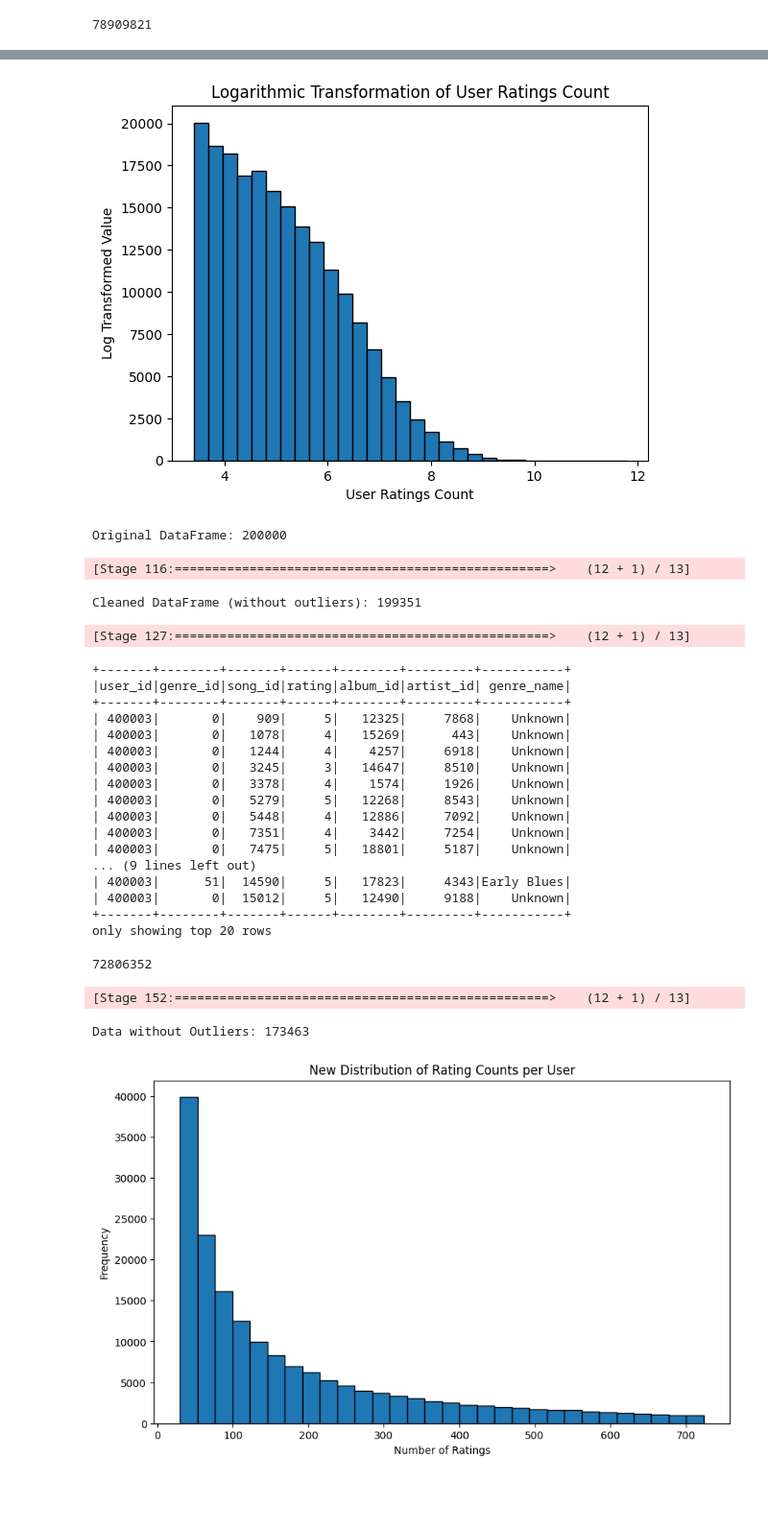
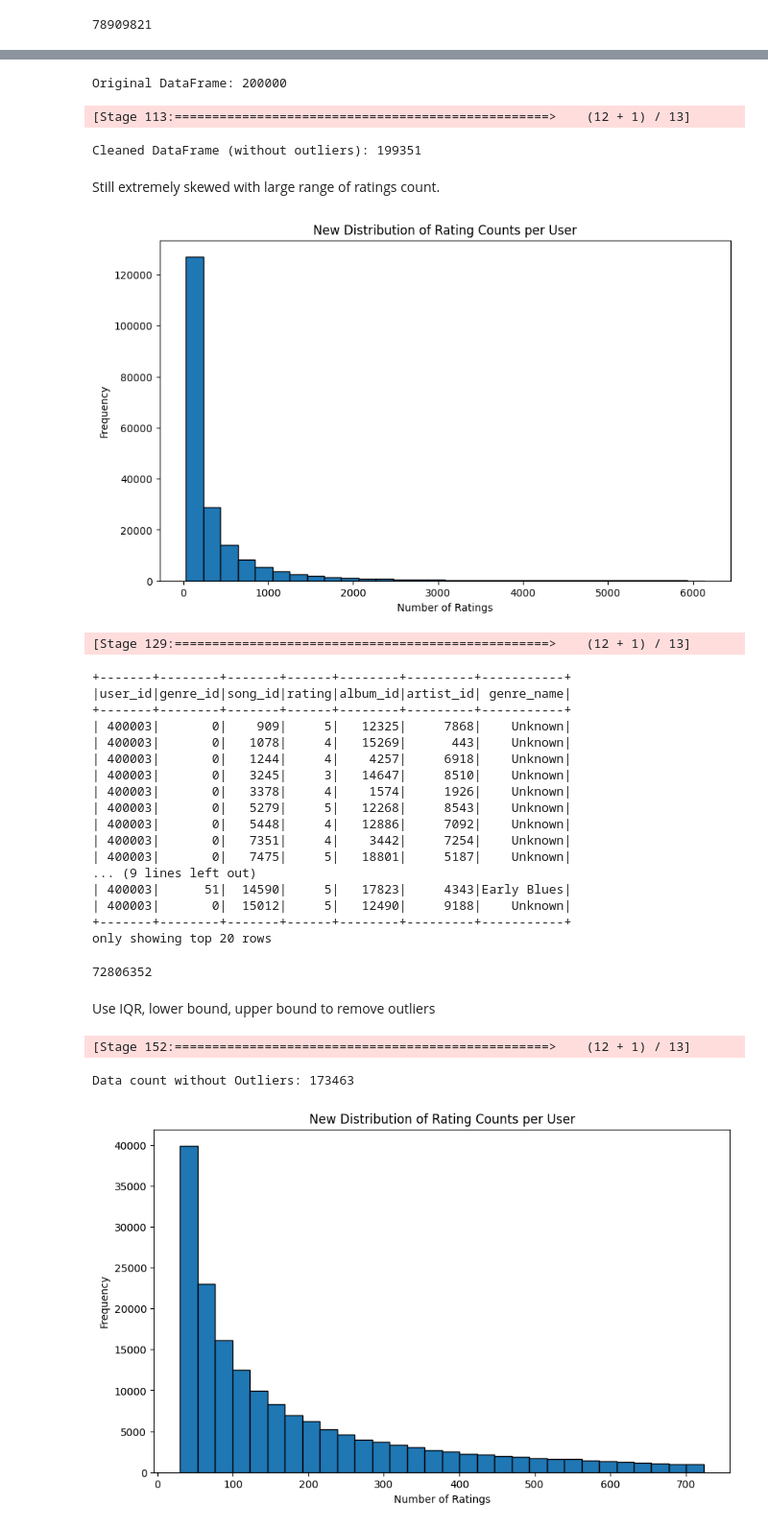
Before and after one commit to BlakeCrowther/scalable-music-recommender, a Jupyter notebook: notebooks/Data_Preparation.ipynb, the cells around one changed output, grey strips where cells are left out. Shown: that part at 96% size. Saved outputs shown, nothing was run; the diff lists cells and outputs as text; code cells hidden in the pictures; blank space fills up the shorter version.

```diff
--- a/notebooks/Data_Preparation.ipynb
+++ b/notebooks/Data_Preparation.ipynb
@@ -53,5 +55,14 @@ for s in settings:
 # %%
 song_ratings_train_file_path = "/raw/train/train_2.txt"
 song_ratings_train = load_file_from_hdfs(song_ratings_train_file_path)
+
 song_ratings_test_file_path = "/raw/test/test_2.txt"
 song_ratings_test = load_file_from_hdfs(song_ratings_test_file_path)
+
+song_ratings = song_ratings_train.union(song_ratings_test)
+
+song_attributes_file_path = "song-attributes.txt"
+song_attributes = load_file_from_hdfs(song_attributes_file_path)
+
+genre_hierarchy_file_path = "genre-hierarchy.txt"
+genre_hierarchy = load_file_from_hdfs(genre_hierarchy_file_path)
@@ -60,8 +68,0 @@ song_ratings = song_ratings_train.union(song_ratings_test)
-# %%
-song_attributes_file_path = "song-attributes.txt"
-#song_attributes = load_file_from_hdfs(song_attributes_file_path)
-song_attributes = spark.read.text("file:///home/work/Project/yahoo_dataset/song-attributes.txt").cache()
-
-genre_hierarchy_file_path = "genre-hierarchy.txt"
-#genre_hierarchy = load_file_from_hdfs(genre_hierarchy_file_path)
-genre_hierarchy = spark.read.text("file:///home/work/Project/yahoo_dataset/genre-hierarchy.txt").cache()
@@ -200,13 +147 @@ only showing top 20 rows
-# %%
-import matplotlib.pyplot as plt
-
-user_ratings_count_p = user_ratings_count.toPandas()
-
-plt.hist(user_ratings_count_p['log_ratings_count'], bins=30, edgecolor='black')
-plt.title('Logarithmic Transformation of User Ratings Count')
-plt.xlabel('User Ratings Count')
-plt.ylabel('Log Transformed Value')
-plt.show()
-# %% [output]
-[figure, removed]
 # %%
@@ -223,13 +156,26 @@ print("Original DataFrame:", user_ratings_count.count())
 print("Cleaned DataFrame (without outliers):", user_ratings_count_cleaned.count())
 # %% [output]
 Original DataFrame: 200000
-[Stage 116:==================================================>    (12 + 1) / 13]
+[Stage 113:==================================================>    (12 + 1) / 13]
 Cleaned DataFrame (without outliers): 199351
+# %% [markdown]
+Still extremely skewed with large range of ratings count.
+# %%
+user_ratings_count_cleaned_data= user_ratings_count_cleaned.toPandas()
+
+plt.figure(figsize=(10, 6))
+plt.hist(user_ratings_count_cleaned_data['ratings_count'], bins=30, edgecolor='black')
+plt.title('New Distribution of Rating Counts per User')
+plt.xlabel('Number of Ratings')
+plt.ylabel('Frequency')
+plt.show()
+# %% [output]
+[figure, added]
 # %%
-user_ratings_count_cleaned_df = df.join(user_ratings_count_cleaned.select("user_id"), on="user_id", how="inner")
-user_ratings_count_cleaned_df.show()
+#user_ratings_count_cleaned_df = df.join(user_ratings_count_cleaned.select("user_id"), on="user_id", how="inner")
+#user_ratings_count_cleaned_df.show()
 # %% [output]
-[Stage 127:==================================================>    (12 + 1) / 13]
+[Stage 129:==================================================>    (12 + 1) / 13]
 +-------+--------+-------+------+--------+---------+-----------+
 |user_id|genre_id|song_id|rating|album_id|artist_id| genre_name|
 +-------+--------+-------+------+--------+---------+-----------+
@@ -256,3 +200,5 @@ user_ratings_count_cleaned_df.count()
+# %% [markdown]
+Use IQR, lower bound, upper bound to remove outliers
 # %%
 quantiles = user_ratings_count.approxQuantile("ratings_count", [0.25, 0.75], 0.05)
 Q1 = quantiles[0]
@@ -264,10 +210,10 @@ upper_bound = Q3 + (1.5 * IQR)
 
 filtered_df = user_ratings_count.filter((col("ratings_count") >= lower_bound) & (col("ratings_count") <= upper_bound))
 
-print("Data without Outliers:", filtered_df.count())
+print("Data count without Outliers:", filtered_df.count())
 # %% [output]
 [Stage 152:==================================================>    (12 + 1) / 13]
-Data without Outliers: 173463
+Data count without Outliers: 173463
 # %%
 filtered_df_data= filtered_df.toPandas()
 
```
Also changed, not shown: parts of 24 cells of this notebook.
